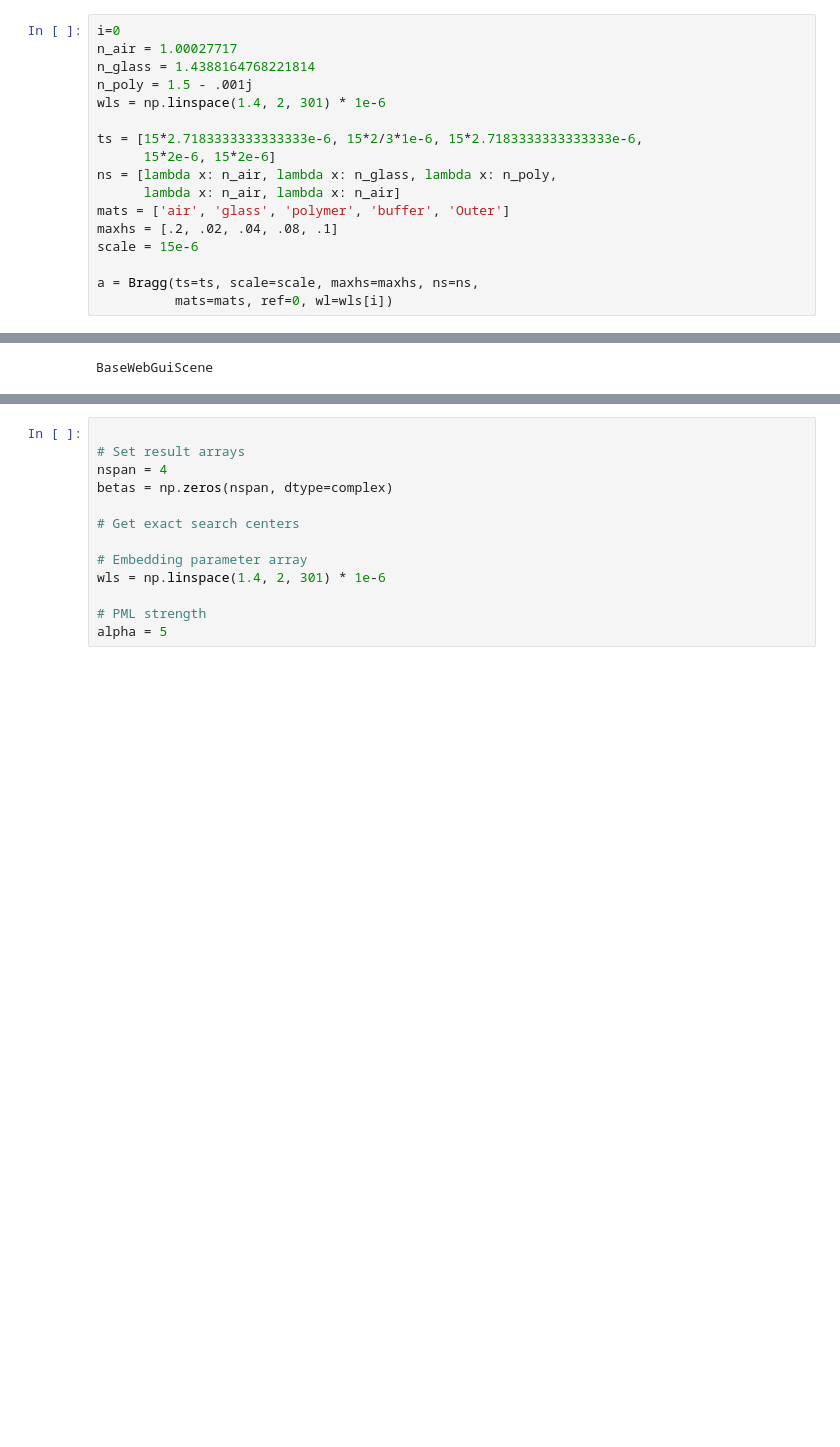
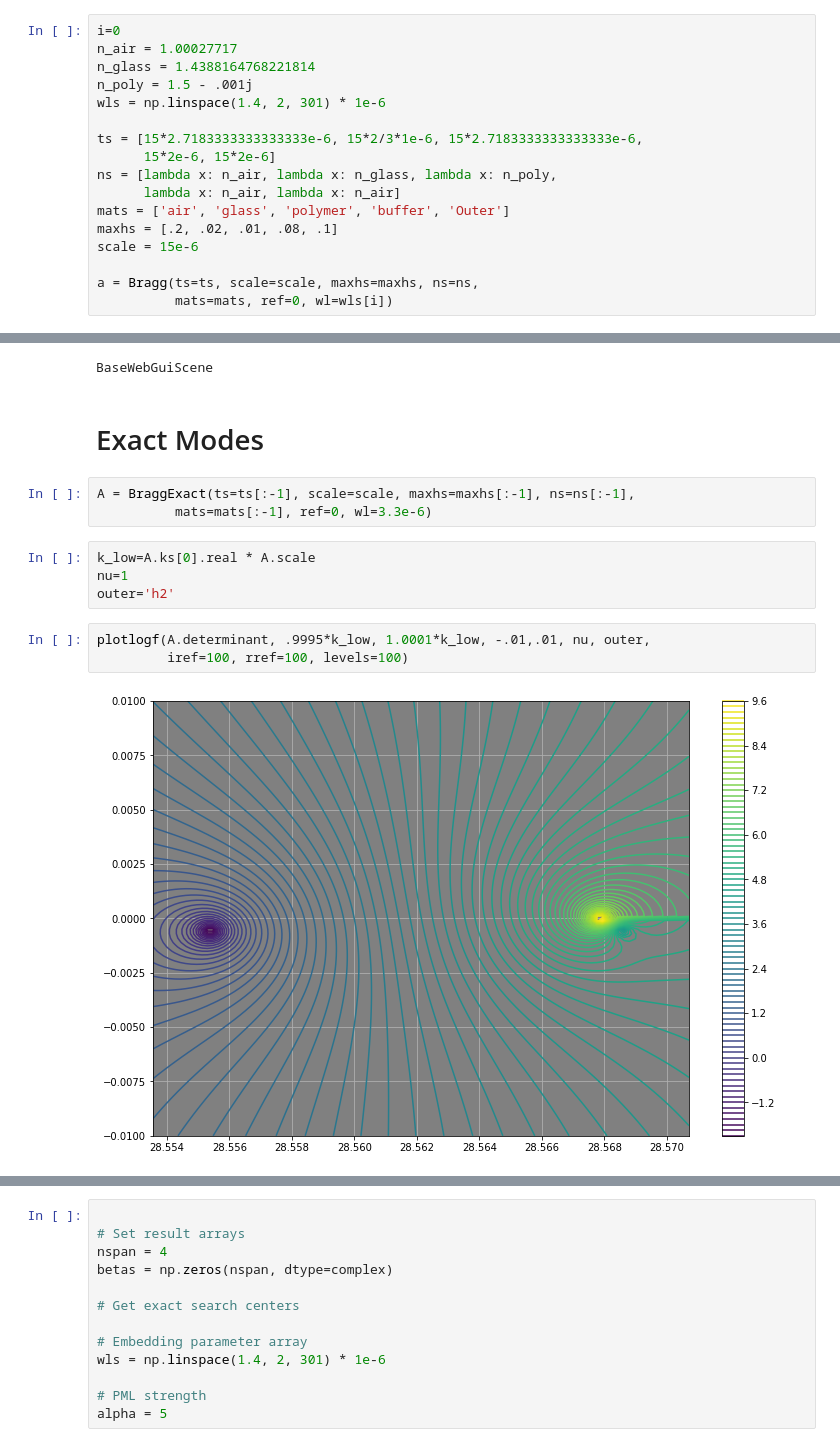
Before and after one commit to pumpkinpieter/cluster, a Jupyter notebook: bragg_fiber/mode_convergence/polymerN1/Mesh_Check.ipynb, the cells around one changed output, grey strips where cells are left out. Cells and saved outputs as stored; diff of their text form; blank space fills up the shorter version.

```diff
--- a/bragg_fiber/mode_convergence/polymerN1/Mesh_Check.ipynb
+++ b/bragg_fiber/mode_convergence/polymerN1/Mesh_Check.ipynb
@@ -16,7 +17,7 @@ ts = [15*2.7183333333333333e-6, 15*2/3*1e-6, 15*2.7183333333333333e-6,
 ns = [lambda x: n_air, lambda x: n_glass, lambda x: n_poly,
       lambda x: n_air, lambda x: n_air]
 mats = ['air', 'glass', 'polymer', 'buffer', 'Outer']
-maxhs = [.2, .02, .04, .08, .1]
+maxhs = [.2, .02, .01, .08, .1]
 scale = 15e-6
 
 a = Bragg(ts=ts, scale=scale, maxhs=maxhs, ns=ns,
@@ -29,3 +30,17 @@ Draw(a.mesh)
 # %% [output]
 WebGuiWidget(value={'ngsolve_version': '6.2.2203-56-g47f483033', 'mesh_dim': 2, 'order2d': 2, 'order3d': 2, 'd…
 BaseWebGuiScene
+# %% [markdown]
+# Exact Modes
+# %%
+A = BraggExact(ts=ts[:-1], scale=scale, maxhs=maxhs[:-1], ns=ns[:-1],
+          mats=mats[:-1], ref=0, wl=3.3e-6)
+# %%
+k_low=A.ks[0].real * A.scale
+nu=1
+outer='h2'
+# %%
+plotlogf(A.determinant, .9995*k_low, 1.0001*k_low, -.01,.01, nu, outer,
+         iref=100, rref=100, levels=100)
+# %% [output]
+[figure, added]
```
Also changed, not shown: parts of 8 cells of this notebook, 10 other files.
